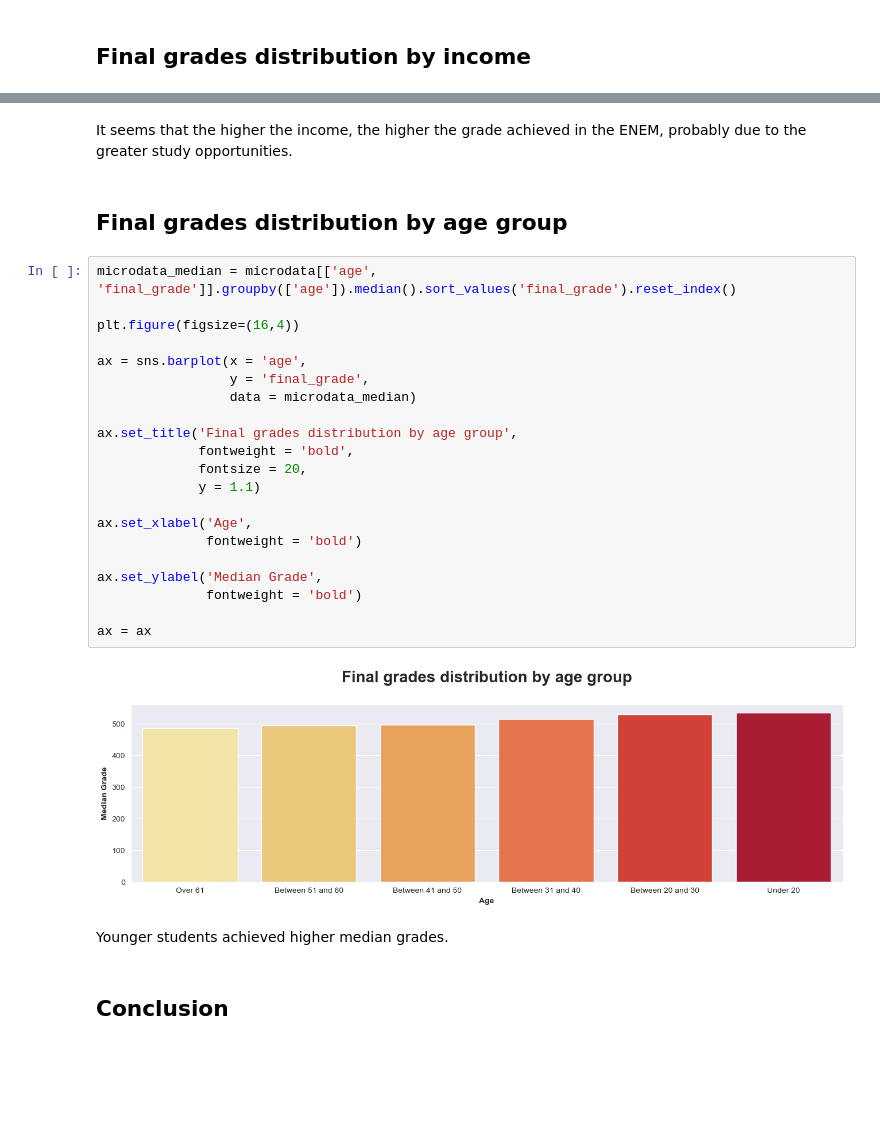
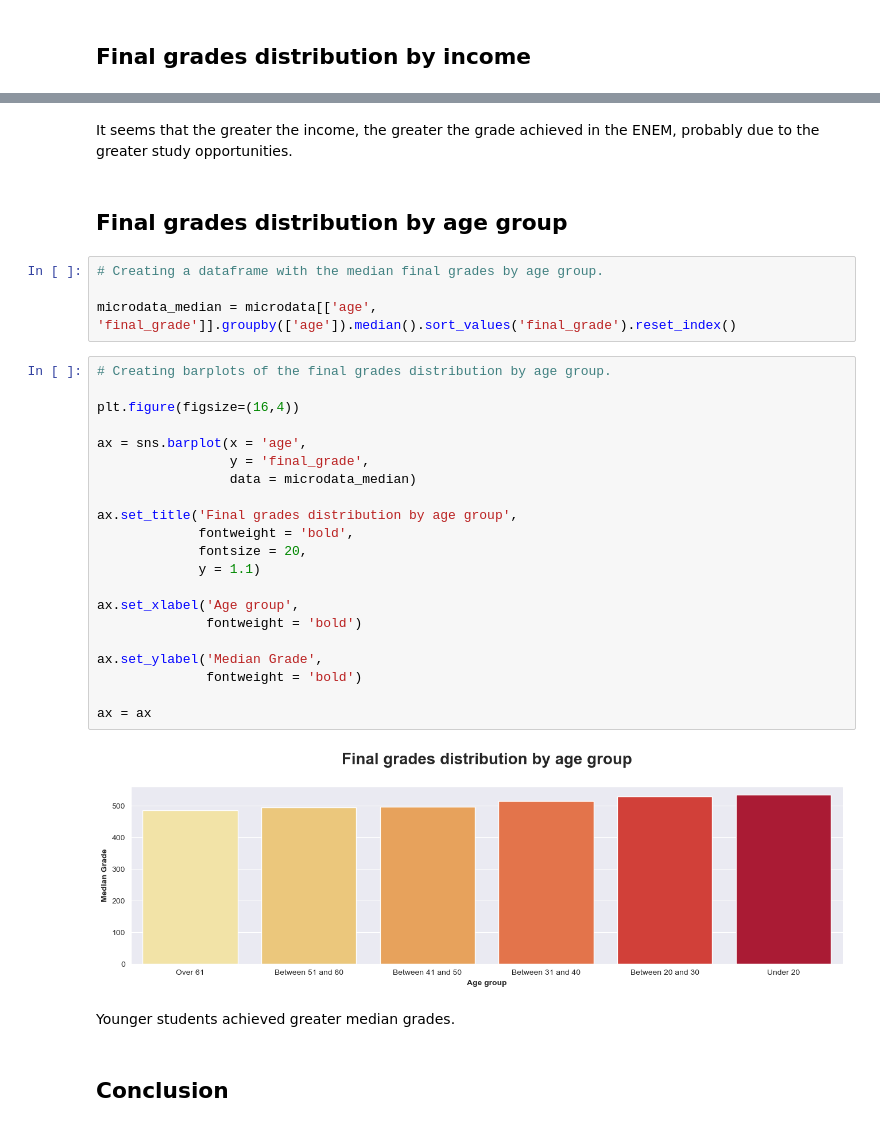
Before and after one commit to marianamannes/inep-microdata-analysis, a Jupyter notebook: analysis/data-visualization.ipynb, the cells around one changed output, grey strips where cells are left out. Drawn from its saved outputs; the diff is of its cells as text; blank space fills up the shorter version.

```diff
--- a/analysis/data-visualization.ipynb
+++ b/analysis/data-visualization.ipynb
@@ -253,34 +288,38 @@ ax = ax
 # %% [output]
 [figure]
 # %% [markdown]
-It seems that the higher the income, the higher the grade achieved in the ENEM, probably due to the greater study opportunities.
+It seems that the greater the income, the greater the grade achieved in the ENEM, probably due to the greater study opportunities.
 # %% [markdown]
 ## Final grades distribution by age group
+# %%
+# Creating a dataframe with the median final grades by age group.
+
+microdata_median = microdata[['age', 'final_grade']].groupby(['age']).median().sort_values('final_grade').reset_index()
 # %%
-microdata_median = microdata[['age', 'final_grade']].groupby(['age']).median().sort_values('final_grade').reset_index()
+# Creating barplots of the final grades distribution by age group.
 
 plt.figure(figsize=(16,4))
 
 ax = sns.barplot(x = 'age',
                  y = 'final_grade',
                  data = microdata_median)
 
 ax.set_title('Final grades distribution by age group',
              fontweight = 'bold',
              fontsize = 20,
              y = 1.1)
 
-ax.set_xlabel('Age',
+ax.set_xlabel('Age group',
               fontweight = 'bold')
 
 ax.set_ylabel('Median Grade',
               fontweight = 'bold')
 
 ax = ax
 # %% [output]
-[figure, old version]
+[figure, new version]
 # %% [markdown]
-Younger students achieved higher median grades.
+Younger students achieved greater median grades.
 # %% [markdown]
 ## Conclusion
 # %% [markdown]
```
Also changed, not shown: parts of 23 cells of this notebook, 3 other files.
